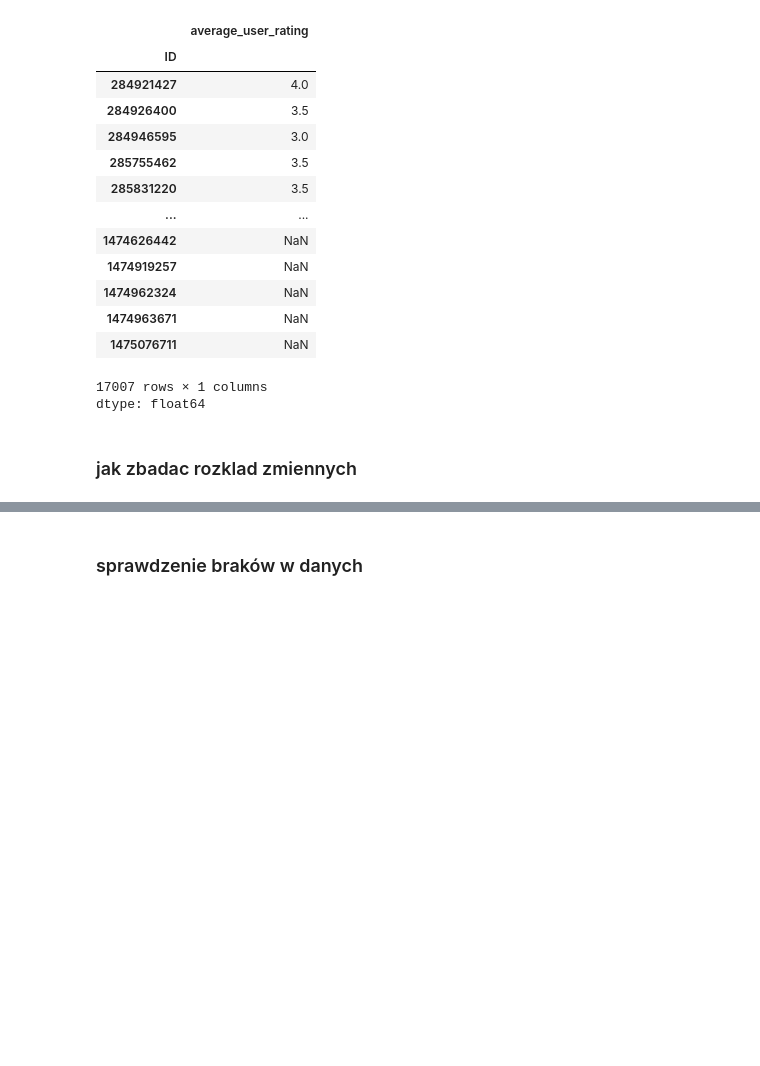
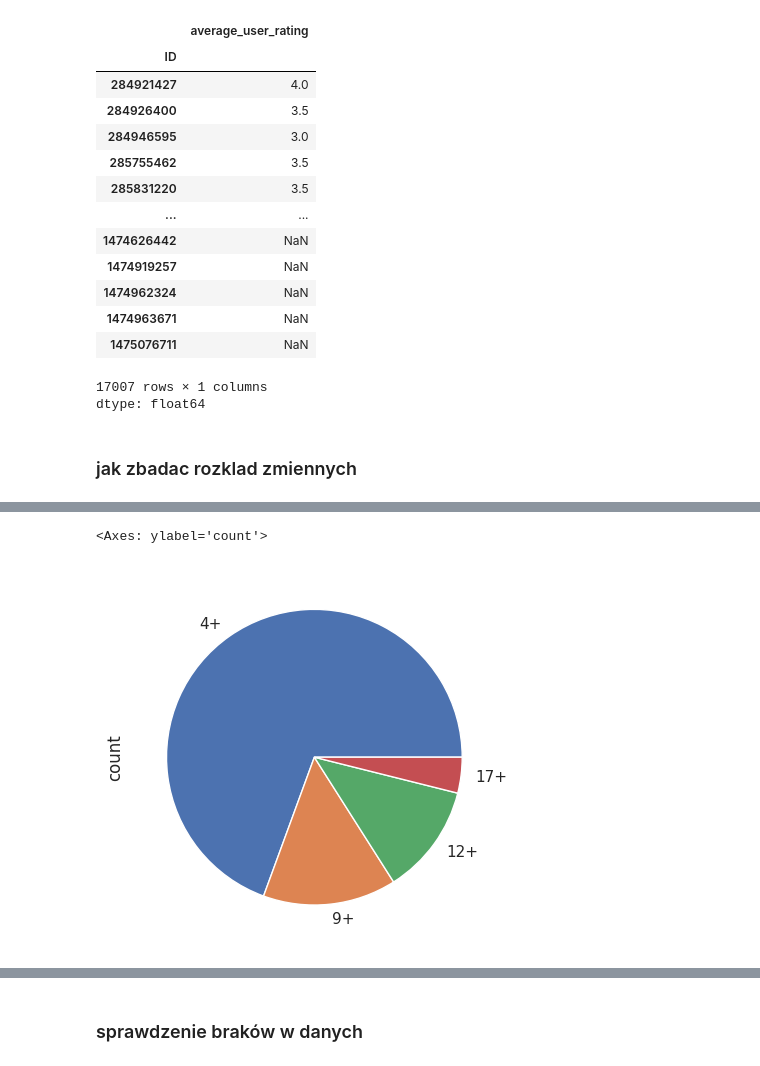
Before and after one commit to Kornel1156/Data-Science, a Jupyter notebook: 2_Pandas_Analiza_Danych/06_appstore_data.ipynb, the cells around one changed output, grey strips where cells are left out. Drawn from its saved outputs; the diff is of its cells as text; code cells hidden in the pictures; blank space fills up the shorter version.

```diff
--- a/2_Pandas_Analiza_Danych/06_appstore_data.ipynb
+++ b/2_Pandas_Analiza_Danych/06_appstore_data.ipynb
@@ -174,0 +272,6 @@ dtype: float64
+# %%
+# wykres kołowy
+df.age_rating.value_counts().plot(kind='pie')
+# %% [output]
+<Axes: ylabel='count'>
+[figure, added]
```
Also changed, not shown: parts of 24 cells of this notebook.
